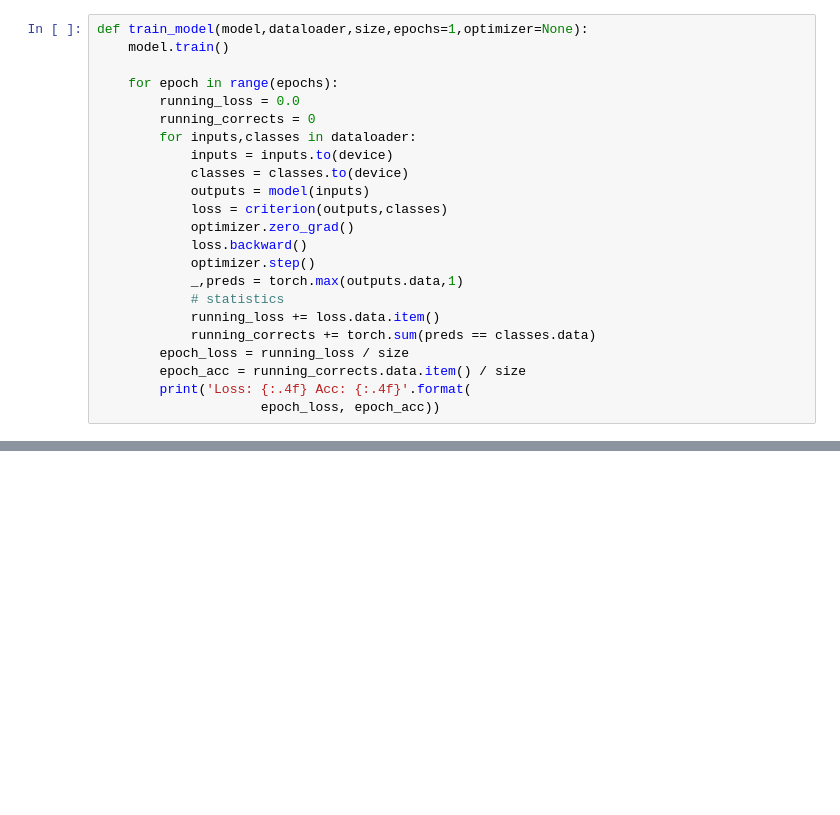
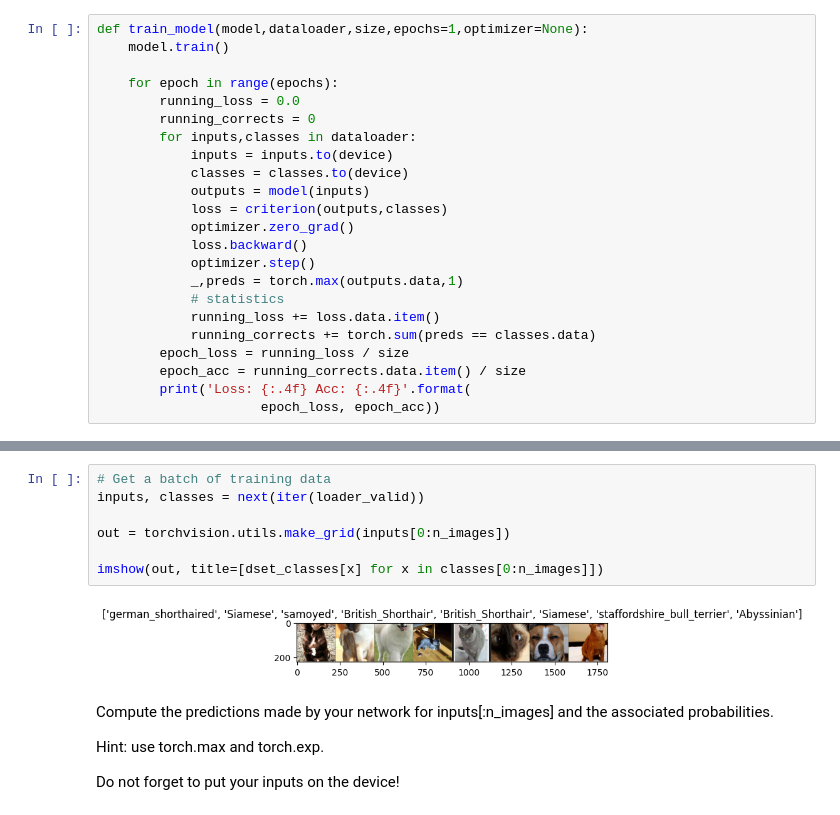
Before and after one commit to MelloJ650/CatDog, a Jupyter notebook: CatVsDog/CatVsDog.ipynb, the cells around one changed output, grey strips where cells are left out. Drawn from its saved outputs; the diff is of its cells as text; blank space fills up the shorter version.

```diff
--- a/CatVsDog/CatVsDog.ipynb
+++ b/CatVsDog/CatVsDog.ipynb
@@ -533,0 +579,15 @@ def train_model(model,dataloader,size,epochs=1,optimizer=None):
+# %%
+# Get a batch of training data
+inputs, classes = next(iter(loader_valid))
+
+out = torchvision.utils.make_grid(inputs[0:n_images])
+
+imshow(out, title=[dset_classes[x] for x in classes[0:n_images]])
+# %% [output]
+[figure, added]
+# %% [markdown]
+Compute the predictions made by your network for inputs[:n_images] and the associated probabilities.
+
+Hint: use torch.max and torch.exp.
+
+Do not forget to put your inputs on the device!
```
Also changed, not shown: parts of 60 cells of this notebook.
